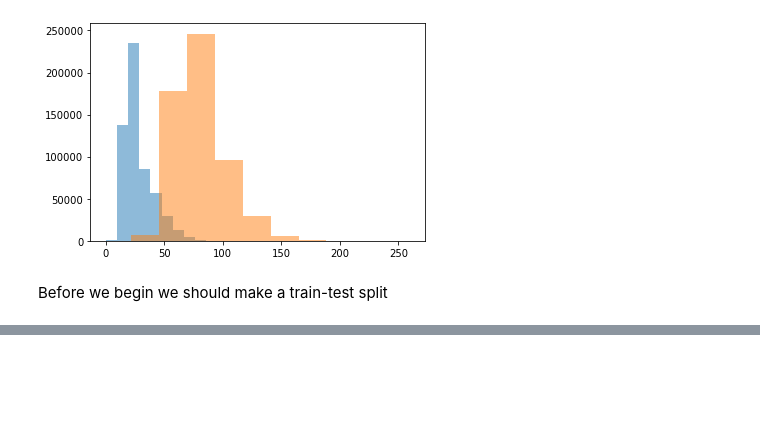
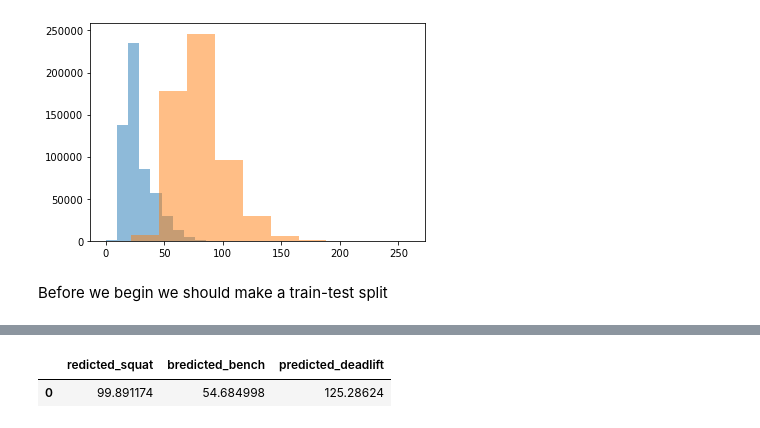
Before and after one commit to chris-derman03/Powerlifting-Analysis, a Jupyter notebook: Data Anaylsis.ipynb, the cells around one changed output, grey strips where cells are left out. Drawn from its saved outputs; the diff is of its cells as text; code cells hidden in the pictures; blank space fills up the shorter version.

```diff
--- a/Data Anaylsis.ipynb
+++ b/Data Anaylsis.ipynb
@@ -385,0 +450,13 @@ x_test
+# %%
+# Make a model for each lift
+X = squat_data.drop(columns=['Wilks','BestSquatKg'])
+y = squat_data['BestSquatKg']
+squatModel = LinearRegression().fit(X,y)
+
+X = bench_data.drop(columns=['Wilks','BestBenchKg'])
+y = bench_data['BestBenchKg']
+benchModel = LinearRegression().fit(X,y)
+
+X = deadlift_data.drop(columns=['Wilks','BestDLKg'])
+y = deadlift_data['BestDLKg']
+deadliftModel = LinearRegression().fit(X,y)
@@ -385,0 +466,15 @@ x_test
+# %%
+lifter1 = pd.DataFrame([1.0,0.0,0.0,1.0,0.0,0.0,25.0,63.0]).transpose()
+
+# Make predictions for each lift
+predicted_squat = squatModel.predict(lifter1)[0]
+predicted_bench = benchModel.predict(lifter1)[0]
+predicted_deadlift = deadliftModel.predict(lifter1)[0]
+
+predictions = pd.DataFrame(data={'redicted_squat':[predicted_squat],
+                                 'bredicted_bench':[predicted_bench],
+                                 'predicted_deadlift':[predicted_deadlift]})
+predictions
+# %% [output]
+|  | redicted_squat | bredicted_bench | predicted_deadlift |
+| 0 | 99.891174 | 54.684998 | 125.28624 |
```
Also changed, not shown: parts of 19 cells of this notebook.
